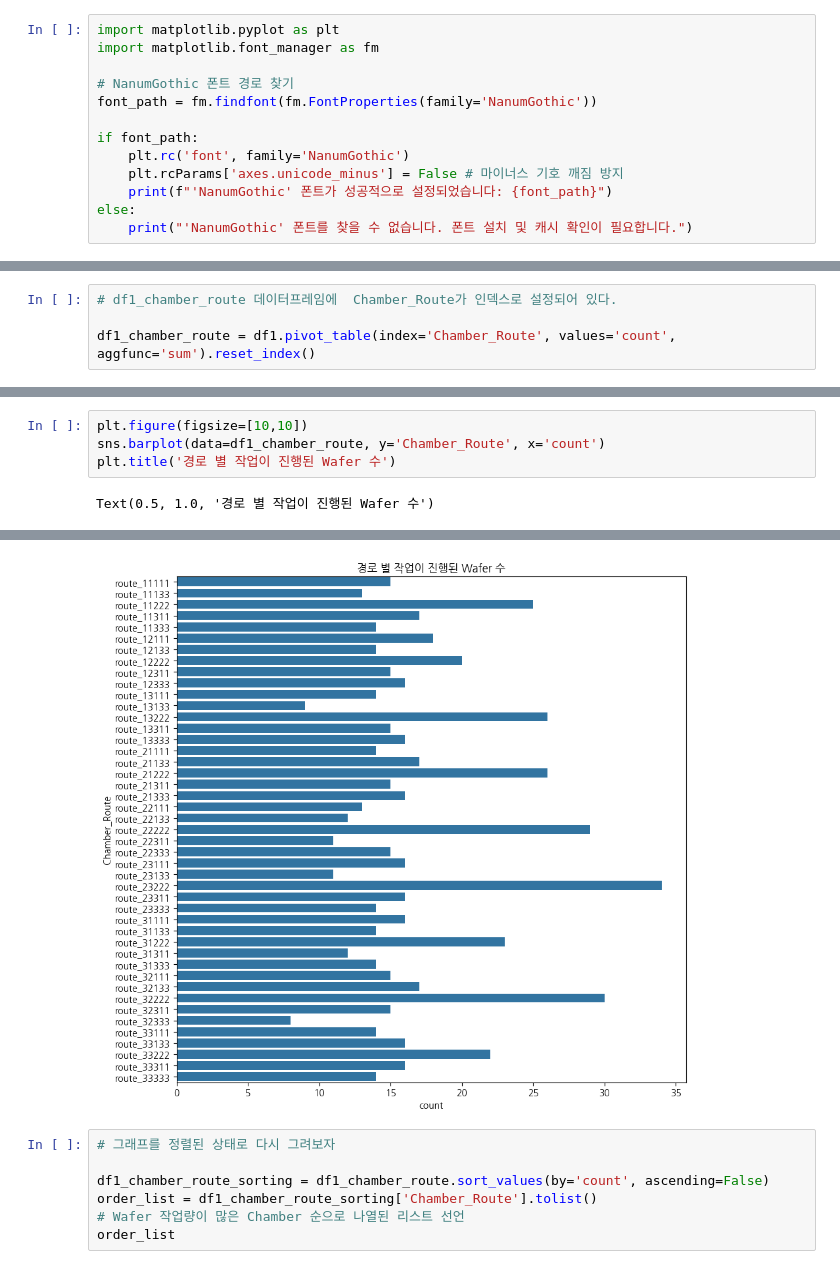
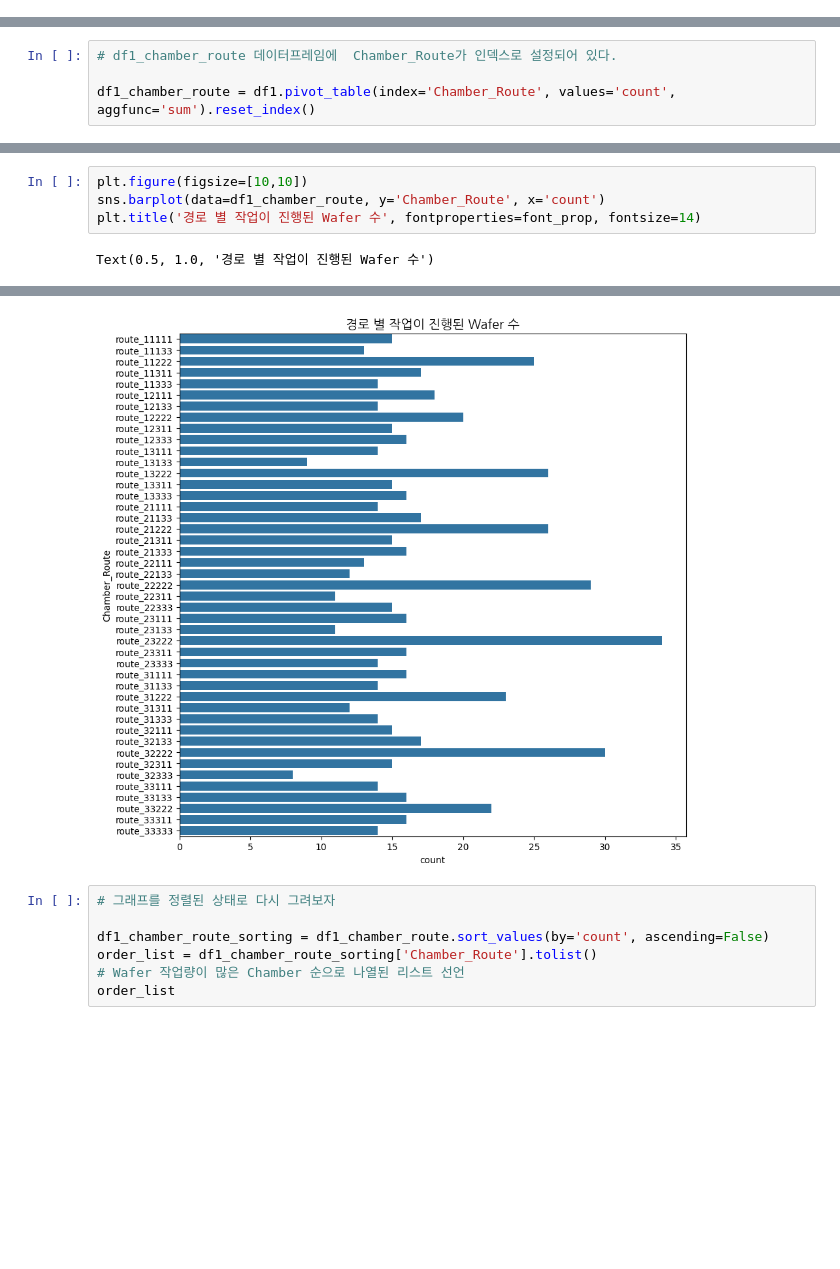
Before and after one commit to hanjeongseop/Data, a Jupyter notebook: 2_EDA(탐색적_데이터_분석).ipynb, the cells around one changed output, grey strips where cells are left out. Cells and saved outputs as stored; diff of their text form; blank space fills up the shorter version.

```diff
--- a/2_EDA(탐색적_데이터_분석).ipynb
+++ b/2_EDA(탐색적_데이터_분석).ipynb
@@ -33,13 +8,0 @@ fc-cache: succeeded
-# %%
-import matplotlib.pyplot as plt
-import matplotlib.font_manager as fm
-
-# NanumGothic 폰트 경로 찾기
-font_path = fm.findfont(fm.FontProperties(family='NanumGothic'))
-
-if font_path:
-    plt.rc('font', family='NanumGothic')
-    plt.rcParams['axes.unicode_minus'] = False # 마이너스 기호 깨짐 방지
-    print(f"'NanumGothic' 폰트가 성공적으로 설정되었습니다: {font_path}")
-else:
-    print("'NanumGothic' 폰트를 찾을 수 없습니다. 폰트 설치 및 캐시 확인이 필요합니다.")
@@ -549,6 +884,6 @@ sns.barplot(data=df1_chamber_route, y='Chamber_Route', x='count')
 # %%
 plt.figure(figsize=[10,10])
 sns.barplot(data=df1_chamber_route, y='Chamber_Route', x='count')
-plt.title('경로 별 작업이 진행된 Wafer 수')
+plt.title('경로 별 작업이 진행된 Wafer 수', fontproperties=font_prop, fontsize=14)
 # %% [output]
 Text(0.5, 1.0, '경로 별 작업이 진행된 Wafer 수')
@@ -555,4 +907,4 @@ Text(0.5, 1.0, '경로 별 작업이 진행된 Wafer 수')
-[figure, old version]
+[figure, new version]
 # %%
 # 그래프를 정렬된 상태로 다시 그려보자
 
```
Also changed, not shown: parts of 23 cells of this notebook, 1 other file.
